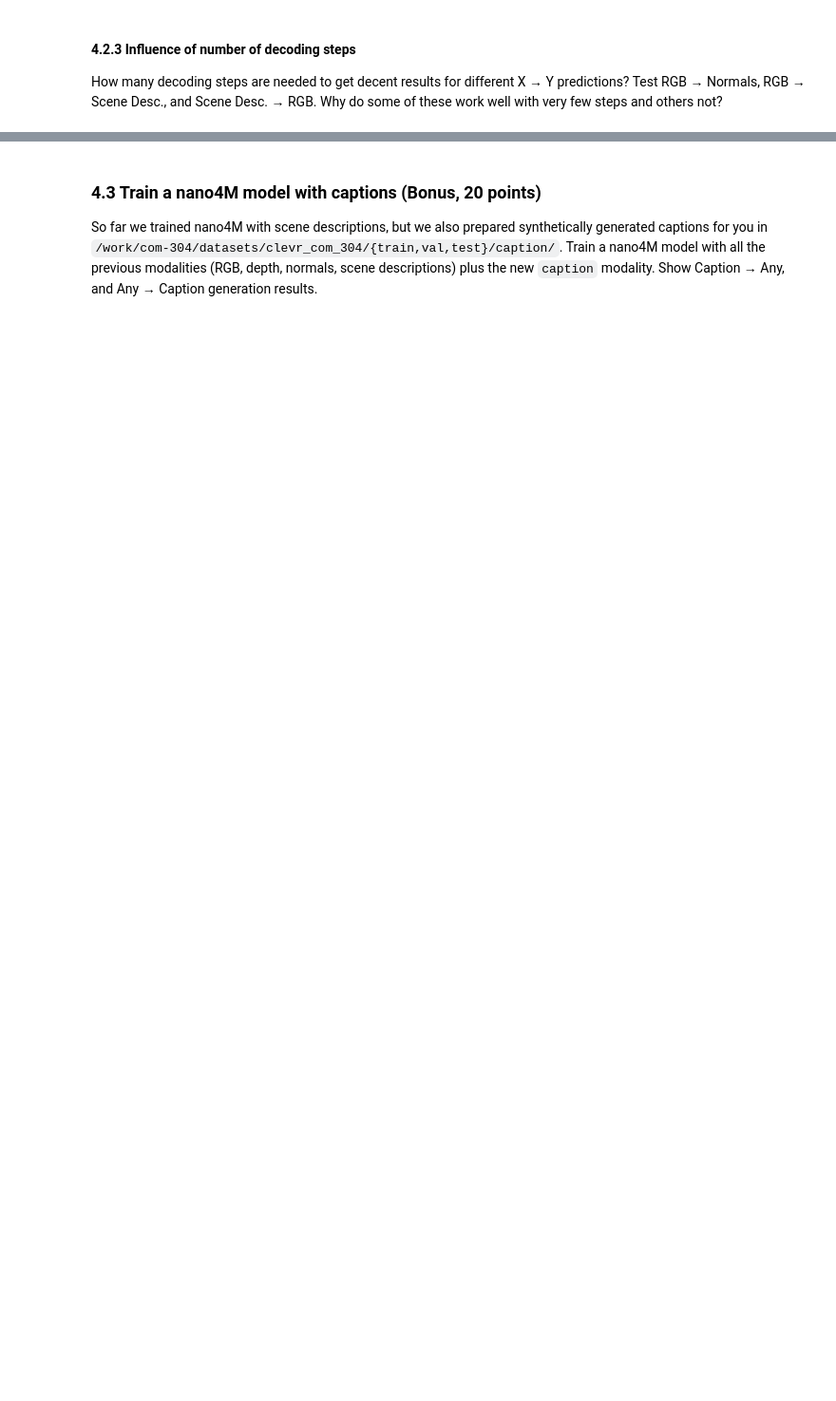
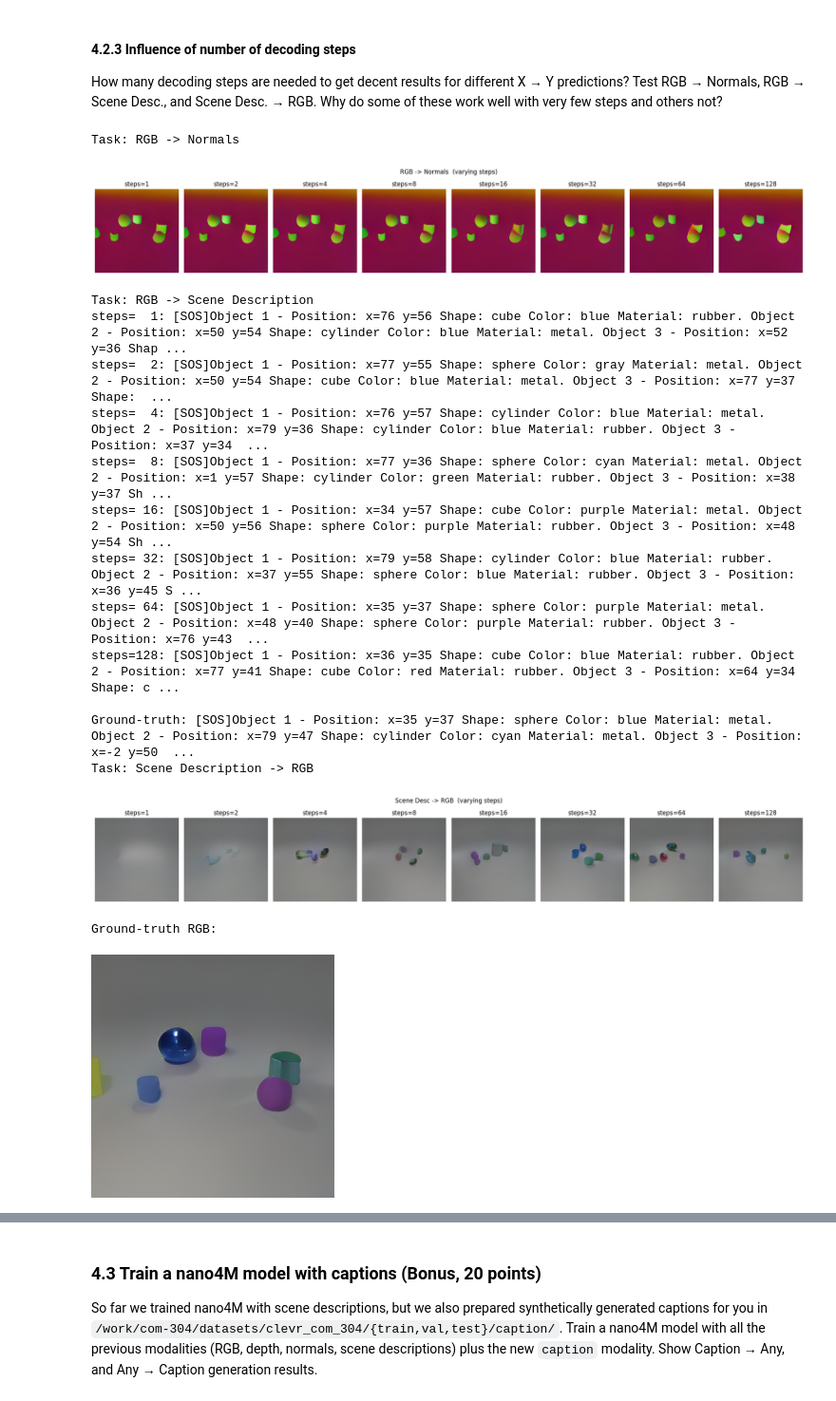
Before and after one commit to phantuanlink/2026-Spring-CS503-Visual-Intelligence-Homework, a Jupyter notebook: NanoFM_Homeworks/notebooks/CS503_FM_part3_nano4M.ipynb, the cells around one changed output, grey strips where cells are left out. Shown at 95% size. Saved outputs shown, nothing was run; the diff lists cells and outputs as text; code cells hidden in the pictures; blank space fills up the shorter version.

```diff
--- a/NanoFM_Homeworks/notebooks/CS503_FM_part3_nano4M.ipynb
+++ b/NanoFM_Homeworks/notebooks/CS503_FM_part3_nano4M.ipynb
@@ -828,4 +829,74 @@ The alignment between condition and prediction can be quite poor sometimes, espe
 
 How many decoding steps are needed to get decent results for different X → Y predictions? Test RGB → Normals, RGB → Scene Desc., and Scene Desc. → RGB. Why do some of these work well with very few steps and others not?
 # %%
-# Fill your answer here
+sample_idx = 0
+temp, top_p, top_k = 0.001, 0.0, 0.0
+steps_to_test = [1, 2, 4, 8, 16, 32, 64, 128]
+
+print("Task: RGB -> Normals")
+fig, axes = plt.subplots(1, len(steps_to_test), figsize=(20, 3))
+for ax, n_steps in zip(axes, steps_to_test):
+    x_tok, x_pos, x_mod = construct_input_from_sample(dataset, idx=sample_idx, input_modality='tok_rgb@256')
+    pred, _, _, _ = model.generate_one_modality_roar(
+        x_tok, x_pos, x_mod, target_mod='tok_normal@256',
+        num_steps=n_steps, temp=temp, top_p=top_p, top_k=top_k,
+    )
+    ax.imshow(token_ids_to_image(pred, image_tokenizer, to_pil=True))
+    ax.set_title(f'steps={n_steps}')
+    ax.axis('off')
+plt.suptitle('RGB -> Normals  (varying steps)', y=1.02)
+plt.tight_layout()
+plt.show()
+
+print("Task: RGB -> Scene Description")
+text_temp = 0.7
+for n_steps in steps_to_test:
+    x_tok, x_pos, x_mod = construct_input_from_sample(dataset, idx=sample_idx, input_modality='tok_rgb@256')
+    pred, _, _, _ = model.generate_one_modality_roar(
+        x_tok, x_pos, x_mod, target_mod='scene_desc',
+        num_steps=n_steps, temp=text_temp, top_p=0.9, top_k=0.0,
+    )
+    print(f"steps={n_steps:3d}: ", end='')
+    show_modality(pred, 'scene_desc')
+
+print("\nGround-truth: ", end='')
+gt, _, _ = construct_input_from_sample(dataset, idx=sample_idx, input_modality='scene_desc')
+show_modality(gt, 'scene_desc')
+
+print("Task: Scene Description -> RGB")
+fig, axes = plt.subplots(1, len(steps_to_test), figsize=(20, 3))
+for ax, n_steps in zip(axes, steps_to_test):
+    x_tok, x_pos, x_mod = construct_input_from_sample(dataset, idx=sample_idx, input_modality='scene_desc')
+    pred, _, _, _ = model.generate_one_modality_roar(
+        x_tok, x_pos, x_mod, target_mod='tok_rgb@256',
+        num_steps=n_steps, temp=temp, top_p=top_p, top_k=top_k,
+    )
+    ax.imshow(token_ids_to_image(pred, image_tokenizer, to_pil=True))
+    ax.set_title(f'steps={n_steps}')
+    ax.axis('off')
+plt.suptitle('Scene Desc -> RGB  (varying steps)', y=1.02)
+plt.tight_layout()
+plt.show()
+
+# Ground-truth RGB for reference
+print("Ground-truth RGB:")
+gt_rgb, _, _ = construct_input_from_sample(dataset, idx=sample_idx, input_modality='tok_rgb@256')
+show_modality(gt_rgb, 'tok_rgb@256')
+# %% [output]
+Task: RGB -> Normals
+[figure, added]
+Task: RGB -> Scene Description
+steps=  1: [SOS]Object 1 - Position: x=76 y=56 Shape: cube Color: blue Material: rubber. Object 2 - Position: x=50 y=54 Shape: cylinder Color: blue Material: metal. Object 3 - Position: x=52 y=36 Shap ...
+steps=  2: [SOS]Object 1 - Position: x=77 y=55 Shape: sphere Color: gray Material: metal. Object 2 - Position: x=50 y=54 Shape: cube Color: blue Material: metal. Object 3 - Position: x=77 y=37 Shape:  ...
+steps=  4: [SOS]Object 1 - Position: x=76 y=57 Shape: cylinder Color: blue Material: metal. Object 2 - Position: x=79 y=36 Shape: cylinder Color: blue Material: rubber. Object 3 - Position: x=37 y=34  ...
+steps=  8: [SOS]Object 1 - Position: x=77 y=36 Shape: sphere Color: cyan Material: metal. Object 2 - Position: x=1 y=57 Shape: cylinder Color: green Material: rubber. Object 3 - Position: x=38 y=37 Sh ...
+steps= 16: [SOS]Object 1 - Position: x=34 y=57 Shape: cube Color: purple Material: metal. Object 2 - Position: x=50 y=56 Shape: sphere Color: purple Material: rubber. Object 3 - Position: x=48 y=54 Sh ...
+steps= 32: [SOS]Object 1 - Position: x=79 y=58 Shape: cylinder Color: blue Material: rubber. Object 2 - Position: x=37 y=55 Shape: sphere Color: blue Material: rubber. Object 3 - Position: x=36 y=45 S ...
+steps= 64: [SOS]Object 1 - Position: x=35 y=37 Shape: sphere Color: purple Material: metal. Object 2 - Position: x=48 y=40 Shape: sphere Color: purple Material: rubber. Object 3 - Position: x=76 y=43  ...
+steps=128: [SOS]Object 1 - Position: x=36 y=35 Shape: cube Color: blue Material: rubber. Object 2 - Position: x=77 y=41 Shape: cube Color: red Material: rubber. Object 3 - Position: x=64 y=34 Shape: c ...
+
+Ground-truth: [SOS]Object 1 - Position: x=35 y=37 Shape: sphere Color: blue Material: metal. Object 2 - Position: x=79 y=47 Shape: cylinder Color: cyan Material: metal. Object 3 - Position: x=-2 y=50  ...
+Task: Scene Description -> RGB
+[figure, added]
+Ground-truth RGB:
+[figure, added]
```
Also changed, not shown: parts of 25 cells of this notebook, 2 other files.
